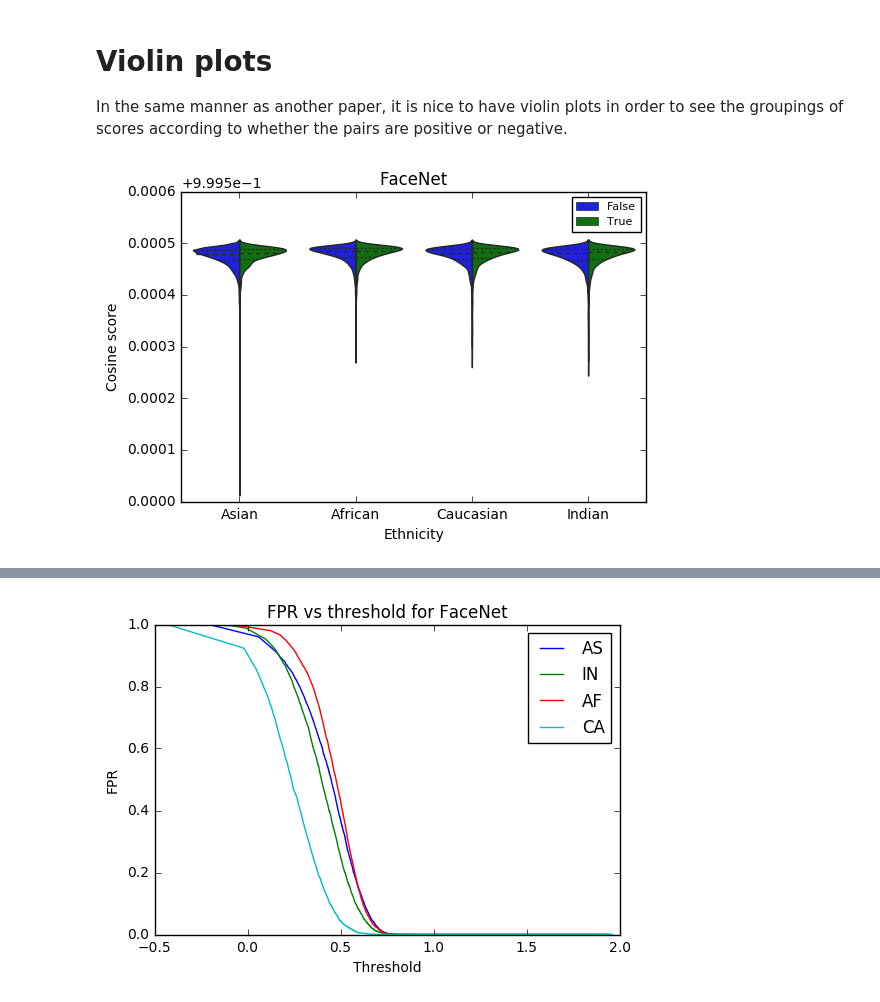
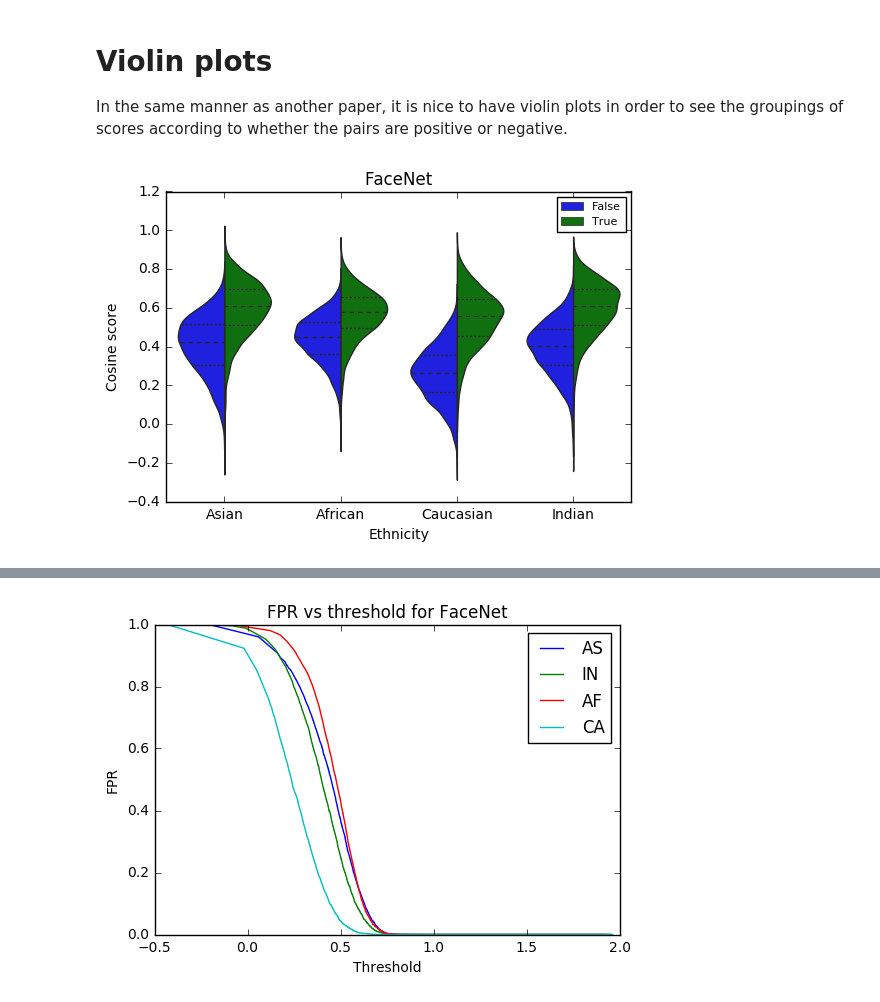
Before and after one commit to nmarzz/FRbias, a Jupyter notebook: Stats and plots.ipynb, the cells around one changed output, grey strips where cells are left out. Saved outputs shown, nothing was run; the diff lists cells and outputs as text; code cells hidden in the pictures.

```diff
--- a/Stats and plots.ipynb
+++ b/Stats and plots.ipynb
@@ -6,7 +6,7 @@ import sklearn.metrics
 import seaborn as sns
 import numpy as np
 # %%
-data = pandas.read_csv('RFW_cosine_scores.csv')
+data_old = pandas.read_csv('RFW_cosine_scores.csv')
 
 asian_data = data[data['ethnicity'] == 'Asian']
 indian_data = data[data['ethnicity'] == 'Indian']
@@ -15,6 +15,16 @@ african_data = data[data['ethnicity'] == 'African']
 
 
 
-data = pandas.read_csv('rfw/cossim_data/sphereface_112-96_cossim.csv')
-print(data.columns)
+#data = pandas.read_csv('rfw/cossim_data/facenet-webface_cossim.csv')
+
+data_old['facenet-webface'] = data['facenet-webface ']
+
+print(data_old.tail())
+
+data_old.to_csv('RFW_cosine_scores_v2.csv',index = False)
+
+# print(data_old.head())
+# data = data.drop(23906)
+# data['sphereface'] = data['sphereface_112-96 ']
+# data['sphereface'] = data['sphereface'].astype(float)
 # %% [output]
@@ -26,12 +46,12 @@ Index(['ethnicity', 'id1', 'num1', 'id2', 'num2', 'same',
 
 In the same manner as another paper, it is nice to have violin plots in order to see the groupings of scores according to whether the pairs are positive or negative.
 # %%
-sns.violinplot(x = "ethnicity",hue="same", y="sphereface",split=True,data=data, scale="count", inner="quartile")
+sns.violinplot(x = "ethnicity",hue="same", y="facenet-webface ",split=True,data=data, scale="count", inner="quartile")
 plt.legend(loc = 'best',prop={'size': 8})
 plt.xlabel('Ethnicity')
 plt.ylabel('Cosine score')
 plt.title('FaceNet')
 plt.show()
 # %% [output]
-[figure, old version]
+[figure, new version]
 # %%
```
Also changed, not shown: parts of 2 cells of this notebook, 2 other files.
